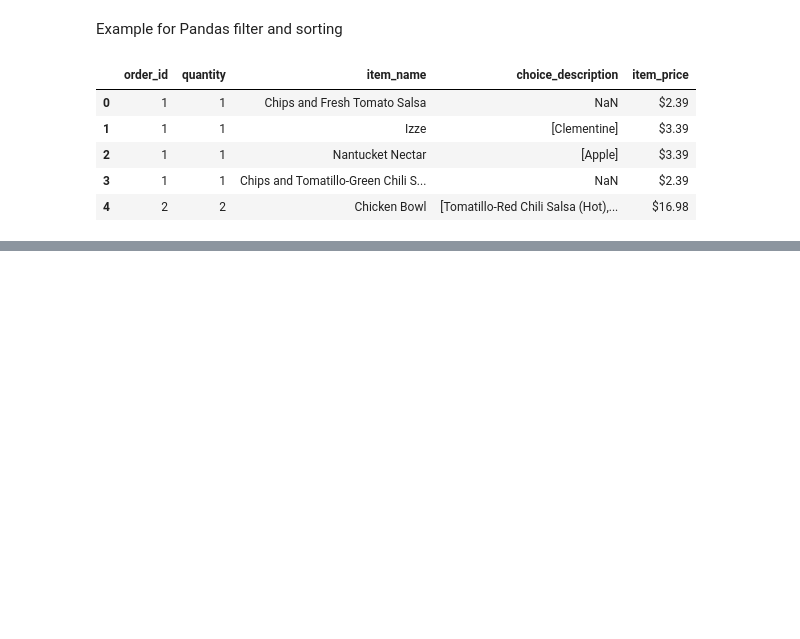
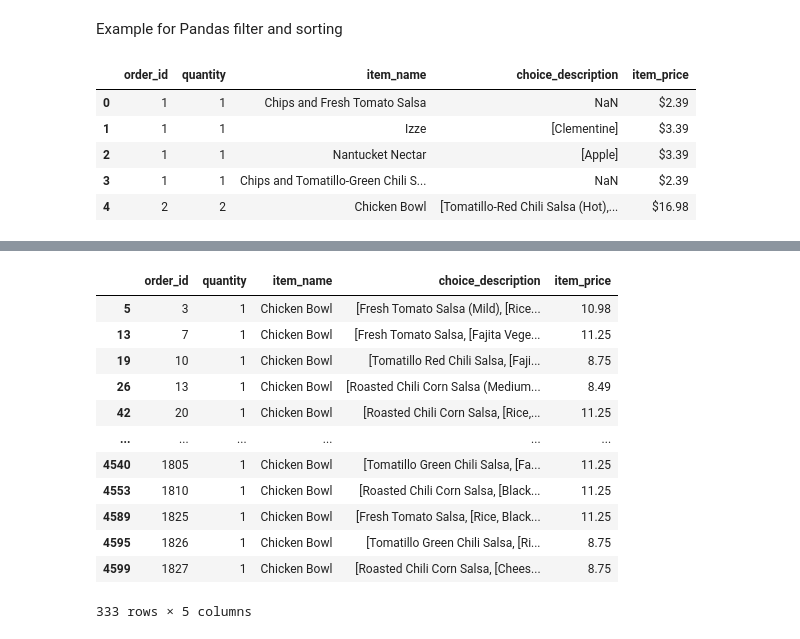
Before and after one commit to prabhumkpeak/AI_MI, a Jupyter notebook: .venv-1/PANDAS_filter_sorting.ipynb, the cells around one changed output, grey strips where cells are left out. Cells and saved outputs as stored; diff of their text form; code cells hidden in the pictures; blank space fills up the shorter version.

```diff
--- a/.venv-1/PANDAS_filter_sorting.ipynb
+++ b/.venv-1/PANDAS_filter_sorting.ipynb
@@ -15,0 +58,17 @@ df.head(5)
+# %%
+# filter item_name is Chicken Bowl and quantity is 1
+chipo[(chipo['item_name'] == 'Chicken Bowl') & (chipo['quantity'] == 1)] # Filter the rows
+# %% [output]
+|  | order_id | quantity | item_name | choice_description | item_price |
+| 5 | 3 | 1 | Chicken Bowl | [Fresh Tomato Salsa (Mild), [Rice... | 10.98 |
+| 13 | 7 | 1 | Chicken Bowl | [Fresh Tomato Salsa, [Fajita Vege... | 11.25 |
+| 19 | 10 | 1 | Chicken Bowl | [Tomatillo Red Chili Salsa, [Faji... | 8.75 |
+| 26 | 13 | 1 | Chicken Bowl | [Roasted Chili Corn Salsa (Medium... | 8.49 |
+| 42 | 20 | 1 | Chicken Bowl | [Roasted Chili Corn Salsa, [Rice,... | 11.25 |
+| ... | ... | ... | ... | ... | ... |
+| 4540 | 1805 | 1 | Chicken Bowl | [Tomatillo Green Chili Salsa, [Fa... | 11.25 |
+| 4553 | 1810 | 1 | Chicken Bowl | [Roasted Chili Corn Salsa, [Black... | 11.25 |
+| 4589 | 1825 | 1 | Chicken Bowl | [Fresh Tomato Salsa, [Rice, Black... | 11.25 |
+| 4595 | 1826 | 1 | Chicken Bowl | [Tomatillo Green Chili Salsa, [Ri... | 8.75 |
+| 4599 | 1827 | 1 | Chicken Bowl | [Roasted Chili Corn Salsa, [Chees... | 8.75 |
+333 rows × 5 columns
```
Also changed, not shown: parts of 25 cells of this notebook.
